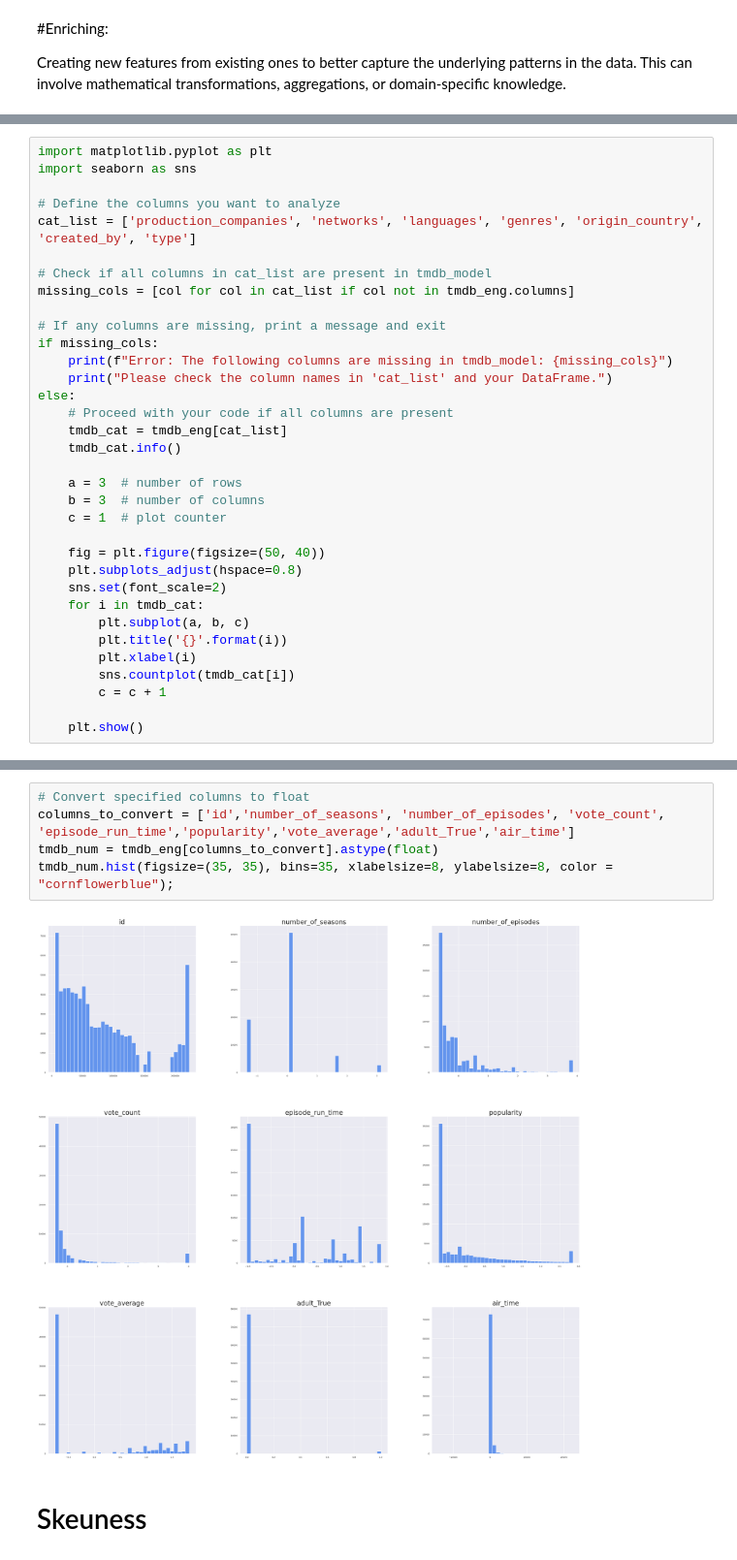
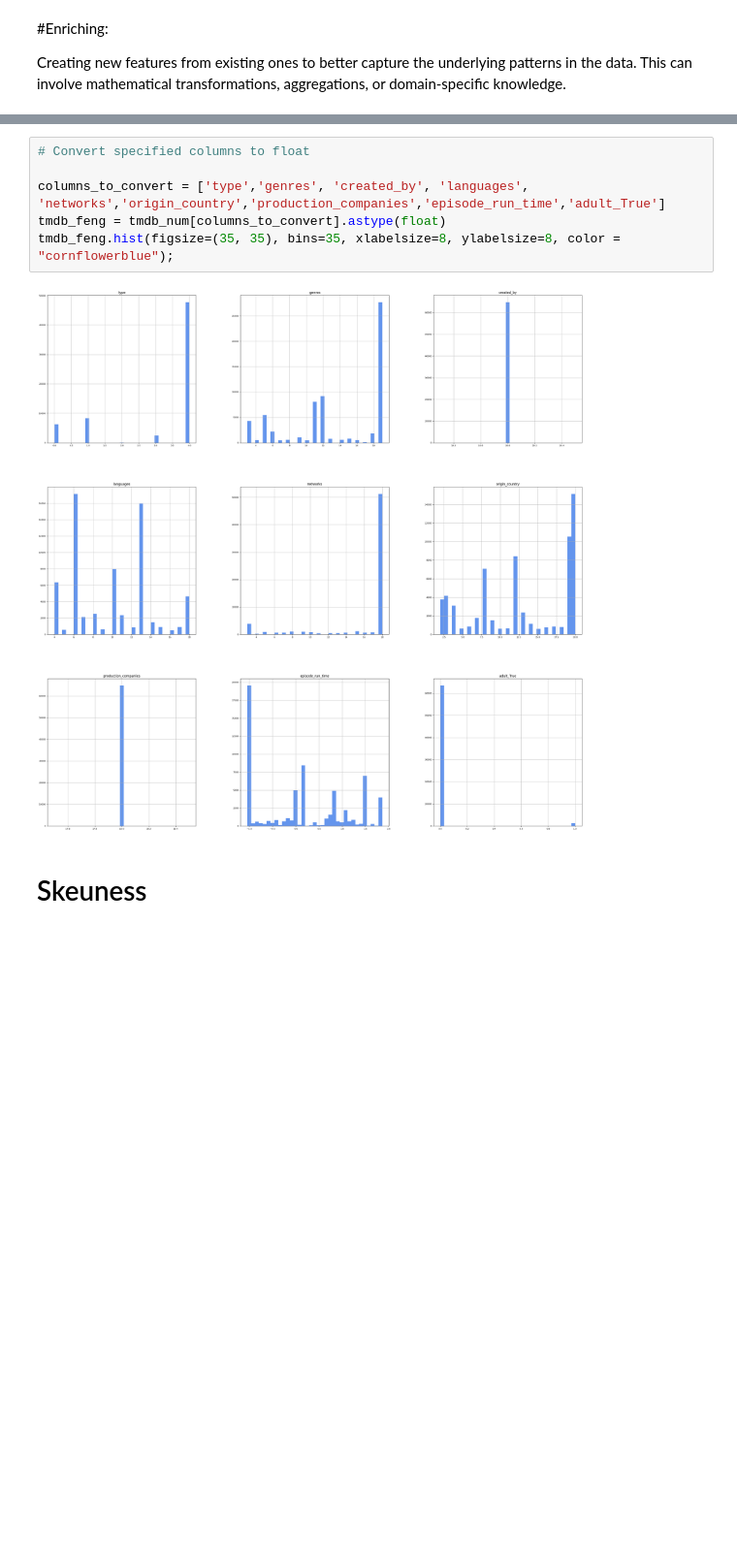
Before and after one commit to Elbx88/ML-Model-Perdiction, a Jupyter notebook: Project_ML_Models_Erez_Levy_TMDB_4.ipynb, the cells around one changed output, grey strips where cells are left out. Shown: that part at 97% size. Cells and saved outputs as stored; diff of their text form; blank space fills up the shorter version.

```diff
--- a/Project_ML_Models_Erez_Levy_TMDB_4.ipynb
+++ b/Project_ML_Models_Erez_Levy_TMDB_4.ipynb
@@ -357,34 +475,0 @@ memory usage: 18.6+ MB
-# %%
-import matplotlib.pyplot as plt
-import seaborn as sns
-
-# Define the columns you want to analyze
-cat_list = ['production_companies', 'networks', 'languages', 'genres', 'origin_country', 'created_by', 'type']
-
-# Check if all columns in cat_list are present in tmdb_model
-missing_cols = [col for col in cat_list if col not in tmdb_eng.columns]
-
-# If any columns are missing, print a message and exit
-if missing_cols:
-    print(f"Error: The following columns are missing in tmdb_model: {missing_cols}")
-    print("Please check the column names in 'cat_list' and your DataFrame.")
-else:
-    # Proceed with your code if all columns are present
-    tmdb_cat = tmdb_eng[cat_list]
-    tmdb_cat.info()
-
-    a = 3  # number of rows
-    b = 3  # number of columns
-    c = 1  # plot counter
-
-    fig = plt.figure(figsize=(50, 40))
-    plt.subplots_adjust(hspace=0.8)
-    sns.set(font_scale=2)
-    for i in tmdb_cat:
-        plt.subplot(a, b, c)
-        plt.title('{}'.format(i))
-        plt.xlabel(i)
-        sns.countplot(tmdb_cat[i])
-        c = c + 1
-
-    plt.show()
@@ -436,10 +517,11 @@ memory usage: 9.7 MB
 # %%
 # Convert specified columns to float
-columns_to_convert = ['id','number_of_seasons', 'number_of_episodes', 'vote_count', 'episode_run_time','popularity','vote_average','adult_True','air_time']
-tmdb_num = tmdb_eng[columns_to_convert].astype(float)
-tmdb_num.hist(figsize=(35, 35), bins=35, xlabelsize=8, ylabelsize=8, color = "cornflowerblue");
+
+columns_to_convert = ['type','genres', 'created_by', 'languages', 'networks','origin_country','production_companies','episode_run_time','adult_True']
+tmdb_feng = tmdb_num[columns_to_convert].astype(float)
+tmdb_feng.hist(figsize=(35, 35), bins=35, xlabelsize=8, ylabelsize=8, color = "cornflowerblue");
 # %% [output]
-[figure, old version]
+[figure, new version]
 # %% [markdown]
 # Skeuness
 # %%
```
Also changed, not shown: parts of 42 cells of this notebook.
